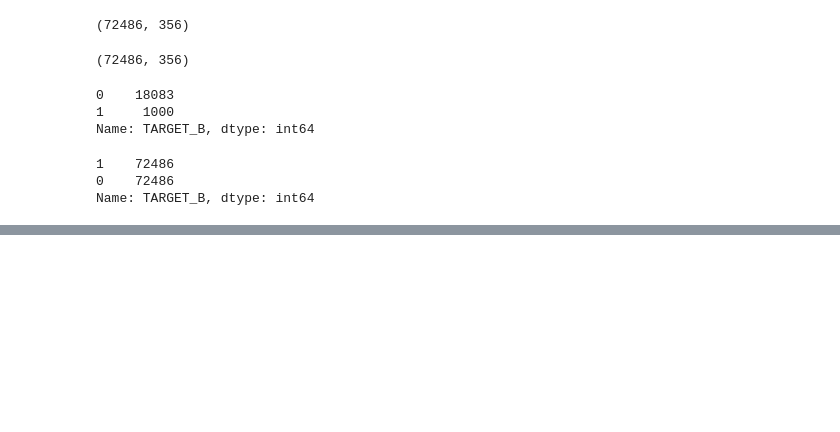
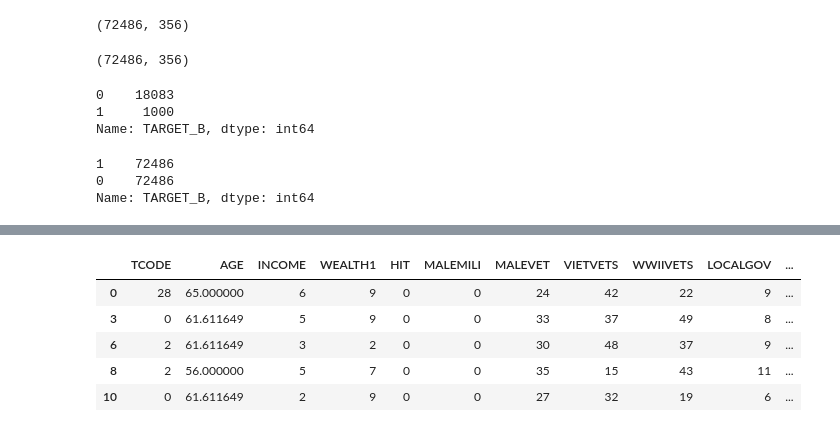
Before and after one commit to m-perez-da/lab-random-forests, a Jupyter notebook: L7.07.ipynb, the cells around one changed output, grey strips where cells are left out. Cells and saved outputs as stored; diff of their text form; code cells hidden in the pictures; blank space fills up the shorter version.

Commit message:
lab complete including saving data for next lab

```diff
--- a/L7.07.ipynb
+++ b/L7.07.ipynb
@@ -138,0 +143,17 @@ print(np.mean(cross_val_scores))
+# %%
+y_pred_df=pd.DataFrame(y_pred, columns=['y_pred']).reset_index().drop(['index'], axis=1)
+# %%
+X_test=X_test.reset_index().drop(['index'], axis=1)
+# %%
+data_test=pd.concat([X_test, y_pred_df, y_test_regression_df], axis=1)
+# %%
+predicted_donors=data_test[data_test['y_pred']==1]
+# %%
+predicted_donors.head()
+# %% [output]
+|  | TCODE | AGE | INCOME | WEALTH1 | HIT | MALEMILI | MALEVET | VIETVETS | WWIIVETS | LOCALGOV | ... |
+| 0 | 28 | 65.000000 | 6 | 9 | 0 | 0 | 24 | 42 | 22 | 9 | ... |
+| 3 | 0 | 61.611649 | 5 | 9 | 0 | 0 | 33 | 37 | 49 | 8 | ... |
+| 6 | 2 | 61.611649 | 3 | 2 | 0 | 0 | 30 | 48 | 37 | 9 | ... |
+| 8 | 2 | 56.000000 | 5 | 7 | 0 | 0 | 35 | 15 | 43 | 11 | ... |
+| 10 | 0 | 61.611649 | 2 | 9 | 0 | 0 | 27 | 32 | 19 | 6 | ... |
```
Also changed, not shown: parts of 6 cells of this notebook, 1 other file.
